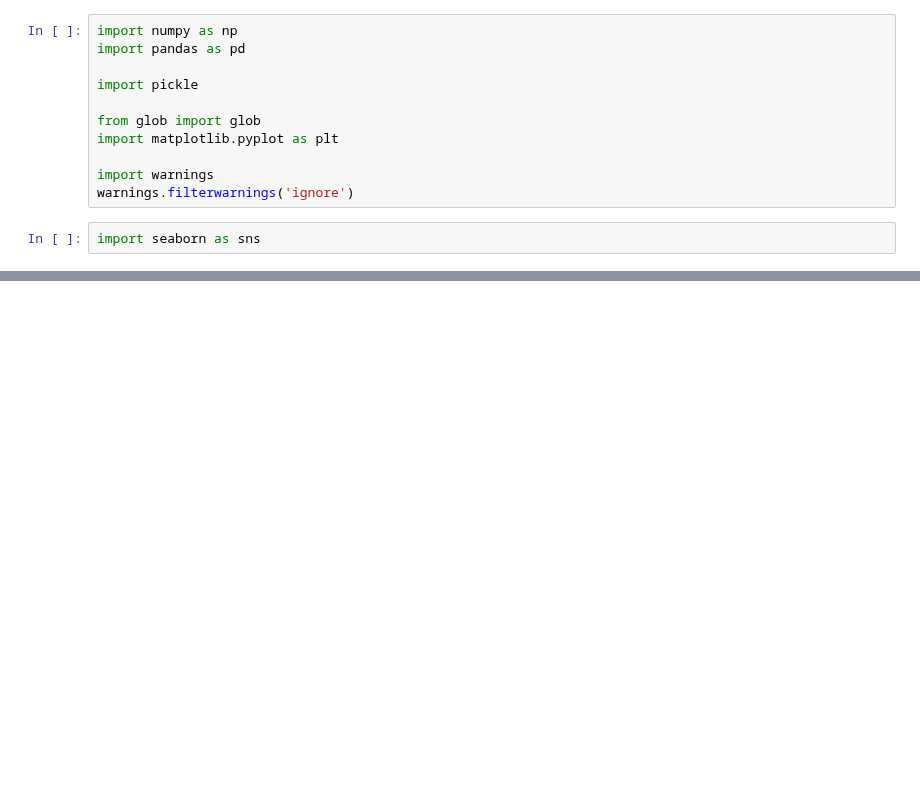
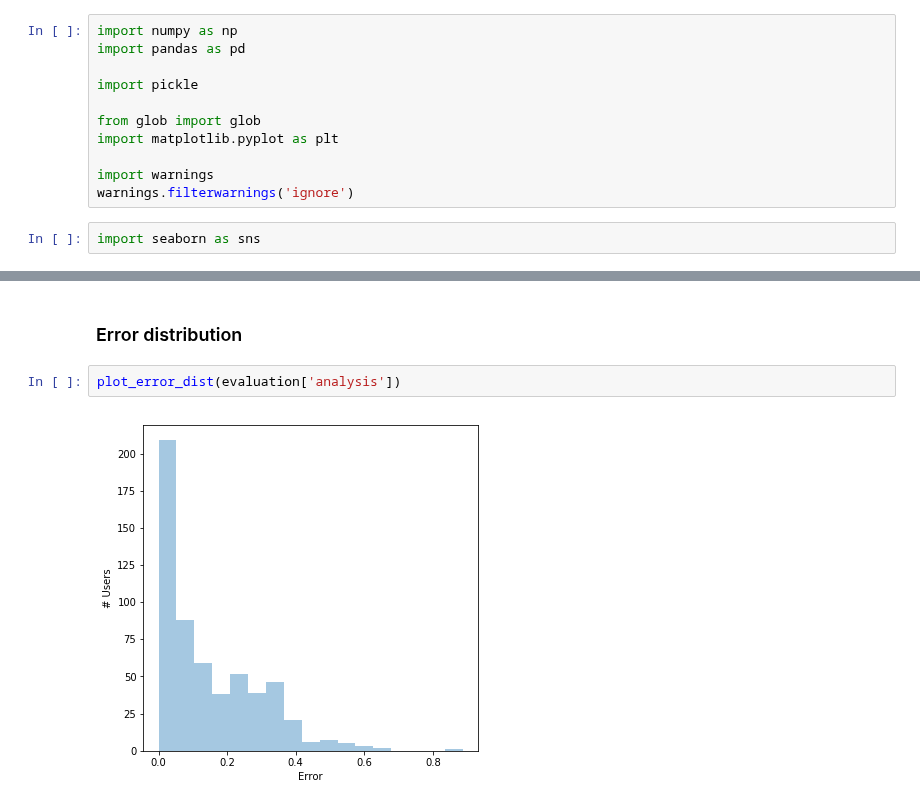
Before and after one commit to leopiney/tscf, a Jupyter notebook: evaluation-results-temp-files.ipynb, the cells around one changed output, grey strips where cells are left out. Saved outputs shown, nothing was run; the diff lists cells and outputs as text; blank space fills up the shorter version.

```diff
--- a/evaluation-results-temp-files.ipynb
+++ b/evaluation-results-temp-files.ipynb
@@ -67,0 +85,6 @@ unique_visited_towers.mean()
+# %% [markdown]
+### Error distribution
+# %%
+plot_error_dist(evaluation['analysis'])
+# %% [output]
+[figure, added]
```
Also changed, not shown: parts of 30 cells of this notebook, 54 other files.
